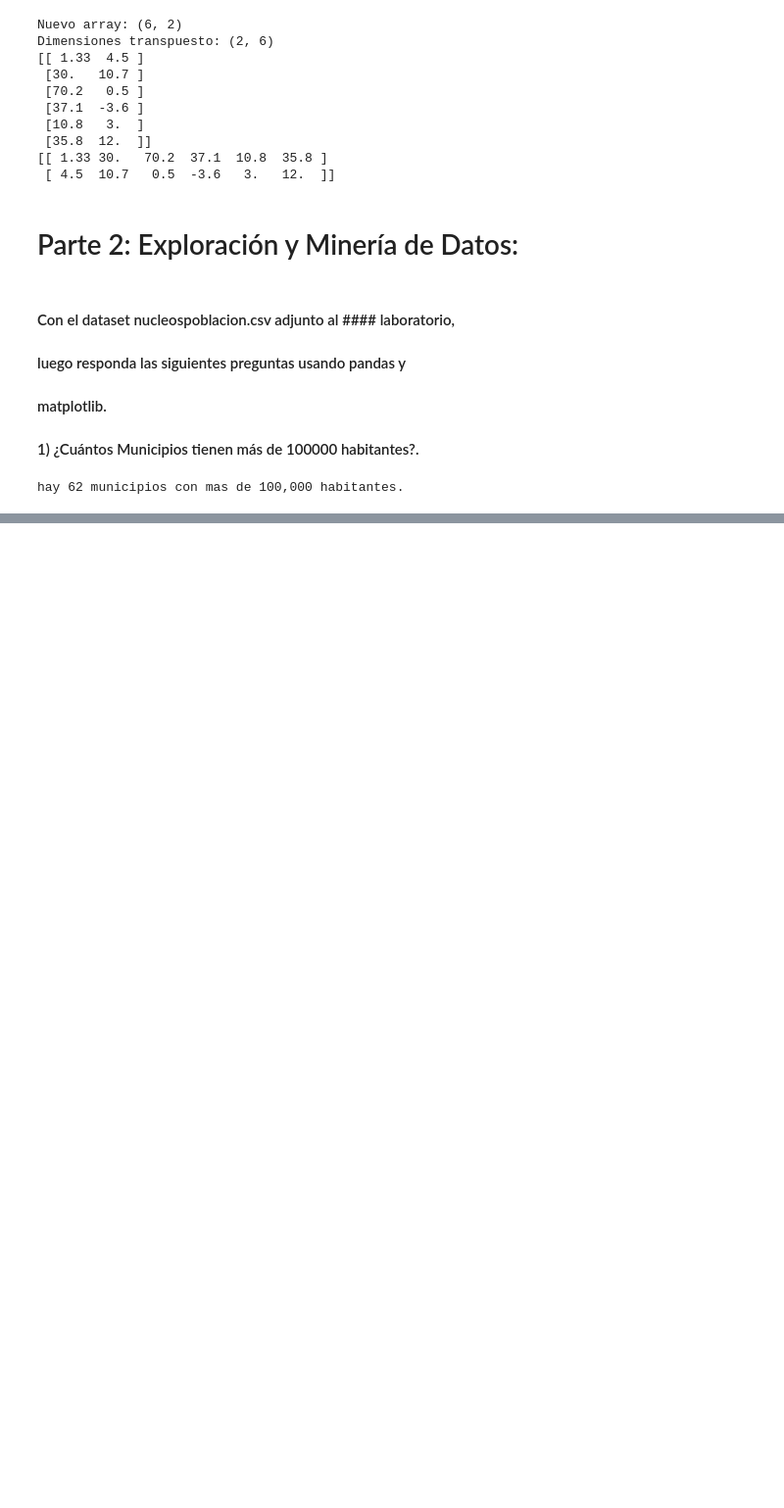
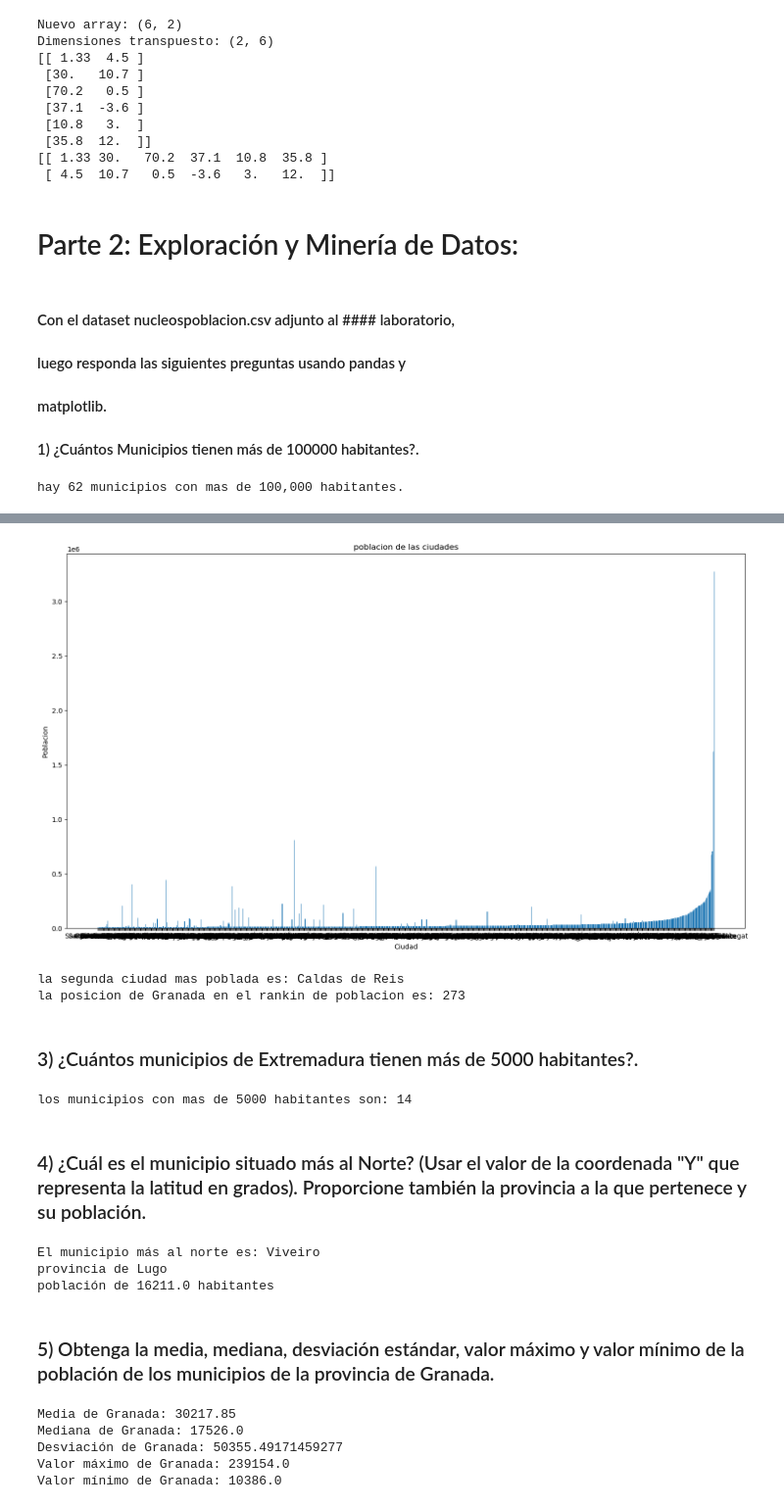
Before and after one commit to dannygar97/Laboratorio3_Daniel_Garcia, a Jupyter notebook: lab3_daniel_Garcia.ipynb, the cells around one changed output, grey strips where cells are left out. Shown at 98% size. Cells and saved outputs as stored; diff of their text form; code cells hidden in the pictures; blank space fills up the shorter version.

```diff
--- a/lab3_daniel_Garcia.ipynb
+++ b/lab3_daniel_Garcia.ipynb
@@ -126,0 +151,65 @@ hay 62 municipios con mas de 100,000 habitantes.
+# %%
+import matplotlib.pyplot as plt
+
+df = df.sort_values("Poblacion")
+#ordene los datos de menor a mayor
+
+#crear graficas de barras
+plt.figure(figsize=(18, 10))
+plt.bar(df["Municipio"],df["Poblacion"])
+plt.xlabel("Ciudad")
+plt.ylabel("Poblacion")
+plt.title("poblacion de las ciudades")
+plt.show()
+
+#para la segunda ciudad mas poblada
+seg_ciudad = df["Municipio"].iloc[1]
+print("la segunda ciudad mas poblada es:", seg_ciudad)
+
+#encontrando posicion de granada
+pos_granada = df[df["Municipio"] == "Granada"].index.item() +1
+print("la posicion de Granada en el rankin de poblacion es:",pos_granada)
+# %% [output]
+[figure, added]
+la segunda ciudad mas poblada es: Caldas de Reis
+la posicion de Granada en el rankin de poblacion es: 273
+# %% [markdown]
+### 3) ¿Cuántos municipios de Extremadura tienen más de 5000 habitantes?.
+# %%
+mun_extrem = df[(df['Poblacion'] > 5000) & ((df['Provincia'] == 'Cáceres') | (df['Provincia'] == 'Badajoz'))]['Municipio'].nunique()
+print("los municipios con mas de 5000 habitantes son:", mun_extrem)
+# %% [output]
+los municipios con mas de 5000 habitantes son: 14
+# %% [markdown]
+### 4) ¿Cuál es el municipio situado más al Norte? (Usar el valor de la coordenada "Y" que representa la latitud en grados). Proporcione también la provincia a la que pertenece y su población.
+# %%
+mun_nort = df.sort_values(by='Y', ascending=False).iloc[0]
+print("El municipio más al norte es:", mun_nort['Municipio'])
+print("provincia de", mun_nort['Provincia'])
+print("población de", mun_nort['Poblacion'], "habitantes")
+# %% [output]
+El municipio más al norte es: Viveiro
+provincia de Lugo
+población de 16211.0 habitantes
+# %% [markdown]
+### 5) Obtenga la media, mediana, desviación estándar, valor máximo y valor mínimo de la población de los municipios de la provincia de Granada.
+# %%
+granada = df[df['Provincia'] == 'Granada']
+
+media = granada['Poblacion'].mean()
+mediana = granada['Poblacion'].median()
+desviacion_estandar = granada['Poblacion'].std()
+valor_maximo = granada['Poblacion'].max()
+valor_minimo = granada['Poblacion'].min()
+
+print("Media de Granada:", media)
+print("Mediana de Granada:", mediana)
+print("Desviación de Granada:", desviacion_estandar)
+print("Valor máximo de Granada:", valor_maximo)
+print("Valor mínimo de Granada:", valor_minimo)
+# %% [output]
+Media de Granada: 30217.85
+Mediana de Granada: 17526.0
+Desviación de Granada: 50355.49171459277
+Valor máximo de Granada: 239154.0
+Valor mínimo de Granada: 10386.0
```
Also changed, not shown: parts of 9 cells of this notebook.
